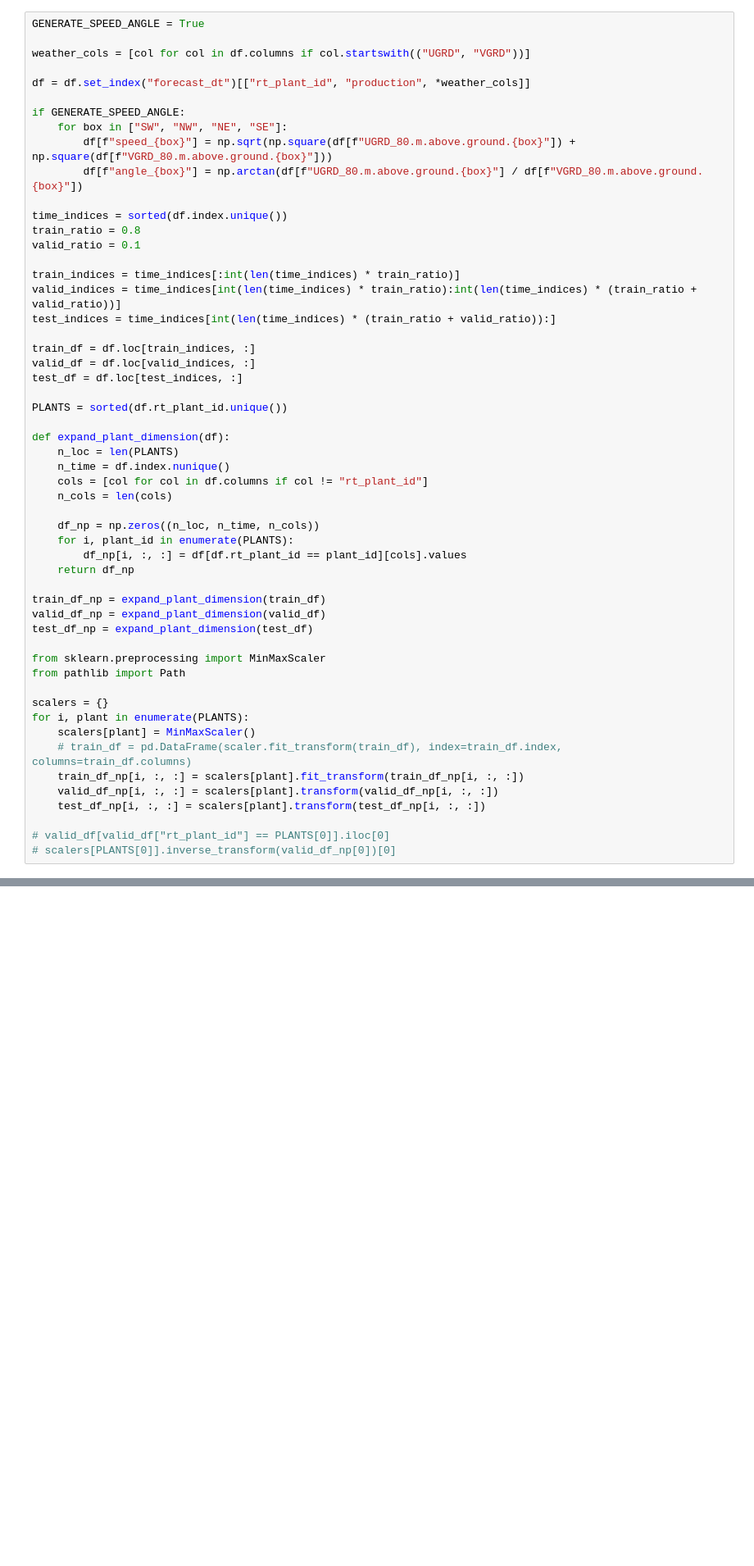
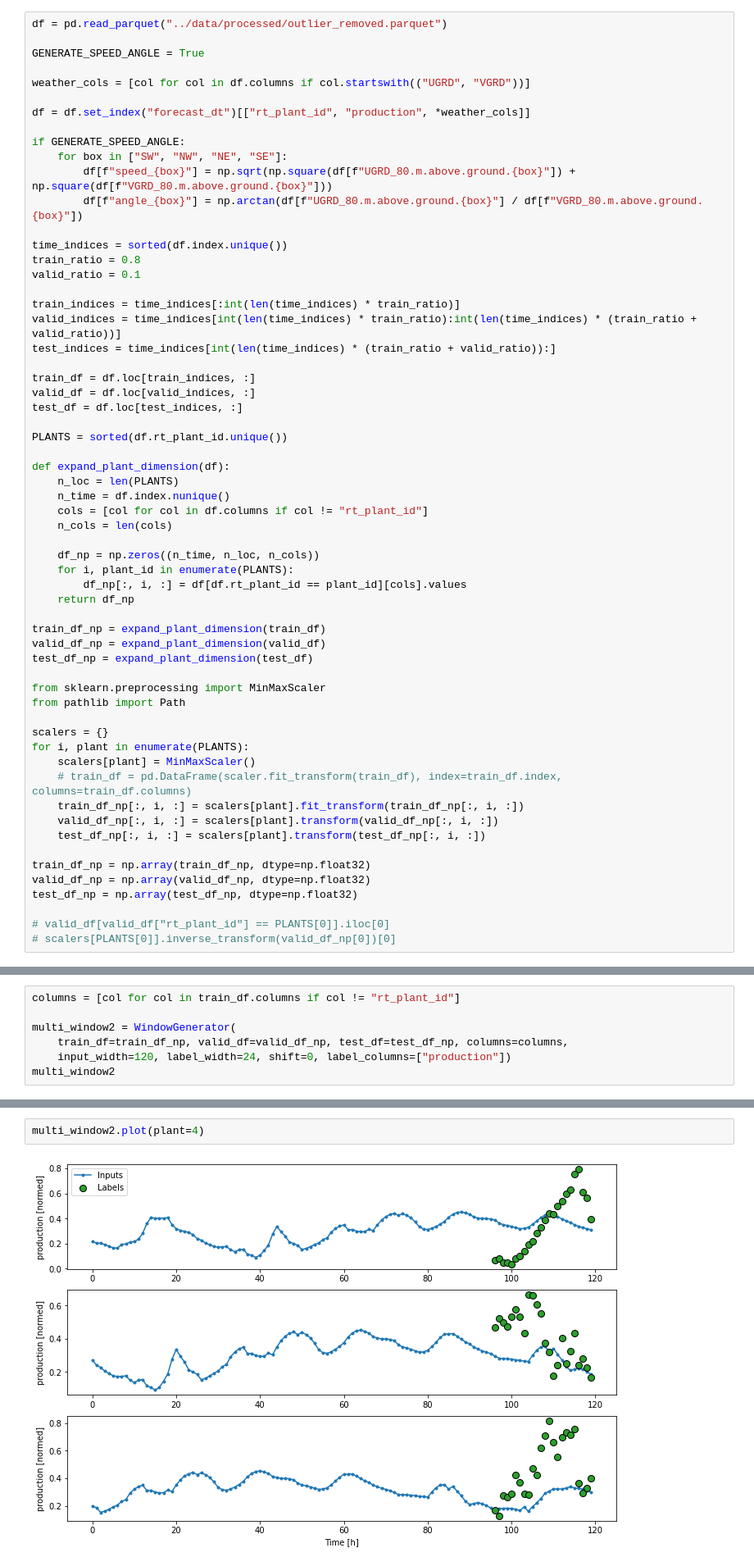
Before and after one commit to sarikayamerts/thesis, a Jupyter notebook: notebooks/lstm_tf.ipynb, the cells around one changed output, grey strips where cells are left out. Shown at 82% size. Drawn from its saved outputs; the diff is of its cells as text; blank space fills up the shorter version.

Commit message:
TF input shape improved

```diff
--- a/notebooks/lstm_tf.ipynb
+++ b/notebooks/lstm_tf.ipynb
@@ -10,4 +11,6 @@ df = pd.read_parquet("../data/processed/outlier_removed.parquet")
 # %%
+df = pd.read_parquet("../data/processed/outlier_removed.parquet")
+
 GENERATE_SPEED_ANGLE = True
 
 weather_cols = [col for col in df.columns if col.startswith(("UGRD", "VGRD"))]
@@ -39,9 +42,9 @@ def expand_plant_dimension(df):
     cols = [col for col in df.columns if col != "rt_plant_id"]
     n_cols = len(cols)
 
-    df_np = np.zeros((n_loc, n_time, n_cols))
+    df_np = np.zeros((n_time, n_loc, n_cols))
     for i, plant_id in enumerate(PLANTS):
-        df_np[i, :, :] = df[df.rt_plant_id == plant_id][cols].values
+        df_np[:, i, :] = df[df.rt_plant_id == plant_id][cols].values
     return df_np
 
 train_df_np = expand_plant_dimension(train_df)
@@ -55,9 +58,13 @@ scalers = {}
 for i, plant in enumerate(PLANTS):
     scalers[plant] = MinMaxScaler()
     # train_df = pd.DataFrame(scaler.fit_transform(train_df), index=train_df.index, columns=train_df.columns)
-    train_df_np[i, :, :] = scalers[plant].fit_transform(train_df_np[i, :, :])
-    valid_df_np[i, :, :] = scalers[plant].transform(valid_df_np[i, :, :])
-    test_df_np[i, :, :] = scalers[plant].transform(test_df_np[i, :, :])
+    train_df_np[:, i, :] = scalers[plant].fit_transform(train_df_np[:, i, :])
+    valid_df_np[:, i, :] = scalers[plant].transform(valid_df_np[:, i, :])
+    test_df_np[:, i, :] = scalers[plant].transform(test_df_np[:, i, :])
+
+train_df_np = np.array(train_df_np, dtype=np.float32)
+valid_df_np = np.array(valid_df_np, dtype=np.float32)
+test_df_np = np.array(test_df_np, dtype=np.float32)
 
 # valid_df[valid_df["rt_plant_id"] == PLANTS[0]].iloc[0]
 # scalers[PLANTS[0]].inverse_transform(valid_df_np[0])[0]
@@ -221,0 +272,7 @@ multi_window.plot()
+# %%
+columns = [col for col in train_df.columns if col != "rt_plant_id"]
+
+multi_window2 = WindowGenerator(
+    train_df=train_df_np, valid_df=valid_df_np, test_df=test_df_np, columns=columns,
+    input_width=120, label_width=24, shift=0, label_columns=["production"])
+multi_window2
@@ -222,3 +291,7 @@ multi_window.plot()
+# %%
+multi_window2.plot(plant=4)
+# %% [output]
+[figure, added]
 # %%
 multi_val_performance = {}
 multi_performance = {}
```
Also changed, not shown: parts of 55 cells of this notebook, 2 other files.
